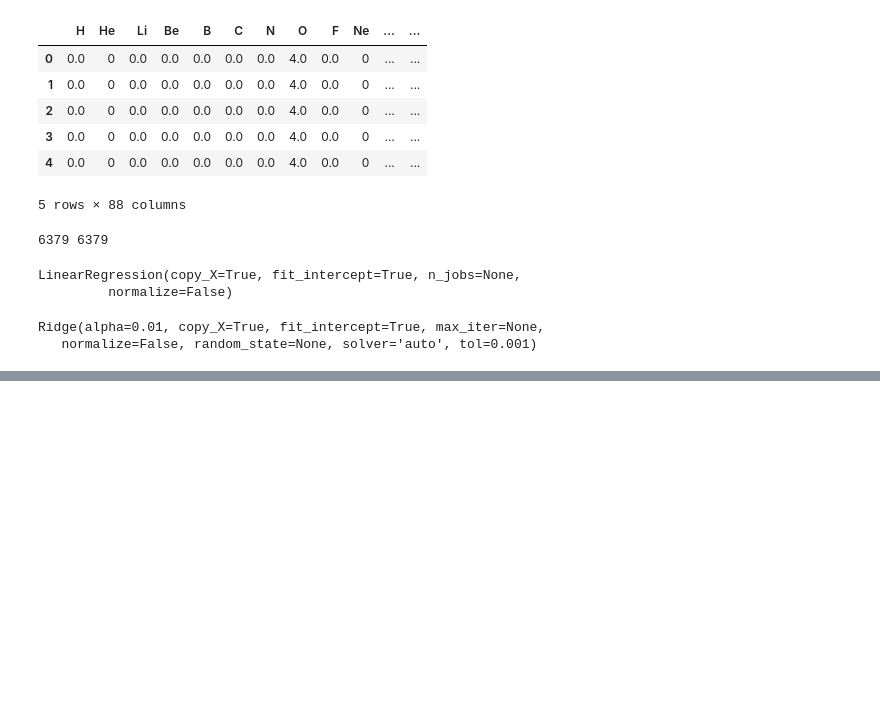
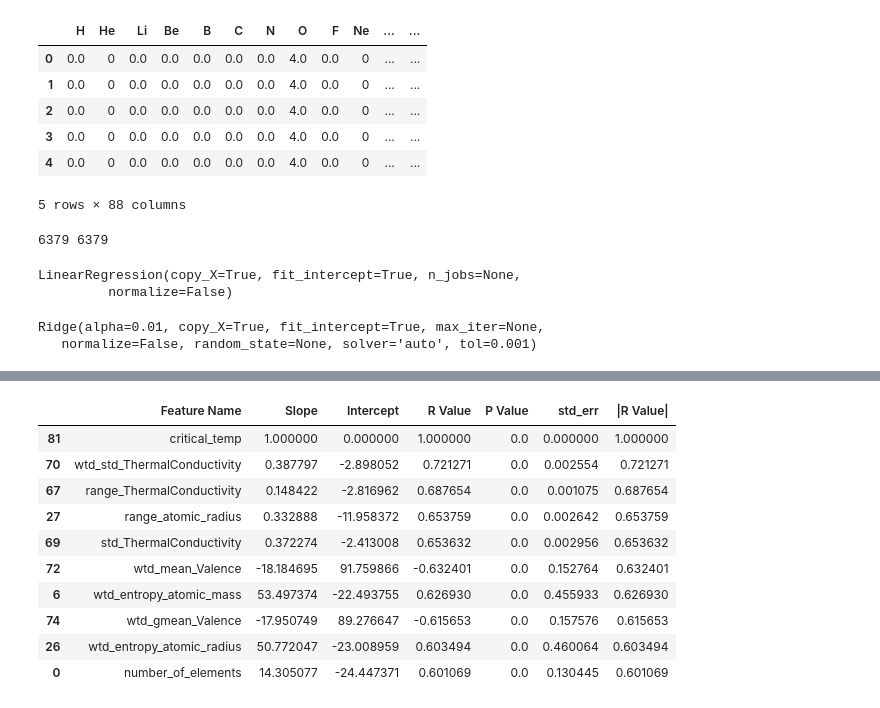
Before and after one commit to ayang2012/Superconductor_ML, a Jupyter notebook: Superconductor_ML.ipynb, the cells around one changed output, grey strips where cells are left out. Drawn from its saved outputs; the diff is of its cells as text; code cells hidden in the pictures; blank space fills up the shorter version.

```diff
--- a/Superconductor_ML.ipynb
+++ b/Superconductor_ML.ipynb
@@ -228,0 +195,26 @@ r^2 on test data : 0.240498
+# %%
+from scipy import stats
+y = df_train['critical_temp']
+
+df_train_stats = pd.DataFrame()
+
+
+def get_stats(x, y):
+    slope, intercept, r_value, p_value, std_err = stats.linregress(x,y)
+
+    df_train_stats.loc[i, 'Feature Name'] = df_train.columns[i]
+    df_train_stats.loc[i, 'Slope'] = slope
+    df_train_stats.loc[i, 'Intercept'] = intercept
+    df_train_stats.loc[i, 'R Value'] = r_value
+    df_train_stats.loc[i, 'P Value'] = p_value
+    df_train_stats.loc[i, 'std_err'] = std_err
+
+
+for i in range(len(df_train.columns)):
+
+    try:
+        x = df_train.iloc[:,i]
+        get_stats(x,y)
+    except:
+        print("error at: column " + df_train_stats.columns[i])
+df_train_stats.head()
@@ -228,0 +228,15 @@ r^2 on test data : 0.240498
+# %%
+df_train_stats['|R Value|'] = abs(df_train_stats['R Value'])
+df_train_stats.sort_values(by=['|R Value|'], ascending = False).head(10)
+# %% [output]
+|  | Feature Name | Slope | Intercept | R Value | P Value | std_err | |R Value| |
+| 81 | critical_temp | 1.000000 | 0.000000 | 1.000000 | 0.0 | 0.000000 | 1.000000 |
+| 70 | wtd_std_ThermalConductivity | 0.387797 | -2.898052 | 0.721271 | 0.0 | 0.002554 | 0.721271 |
+| 67 | range_ThermalConductivity | 0.148422 | -2.816962 | 0.687654 | 0.0 | 0.001075 | 0.687654 |
+| 27 | range_atomic_radius | 0.332888 | -11.958372 | 0.653759 | 0.0 | 0.002642 | 0.653759 |
+| 69 | std_ThermalConductivity | 0.372274 | -2.413008 | 0.653632 | 0.0 | 0.002956 | 0.653632 |
+| 72 | wtd_mean_Valence | -18.184695 | 91.759866 | -0.632401 | 0.0 | 0.152764 | 0.632401 |
+| 6 | wtd_entropy_atomic_mass | 53.497374 | -22.493755 | 0.626930 | 0.0 | 0.455933 | 0.626930 |
+| 74 | wtd_gmean_Valence | -17.950749 | 89.276647 | -0.615653 | 0.0 | 0.157576 | 0.615653 |
+| 26 | wtd_entropy_atomic_radius | 50.772047 | -23.008959 | 0.603494 | 0.0 | 0.460064 | 0.603494 |
+| 0 | number_of_elements | 14.305077 | -24.447371 | 0.601069 | 0.0 | 0.130445 | 0.601069 |
```
Also changed, not shown: parts of 18 cells of this notebook.
